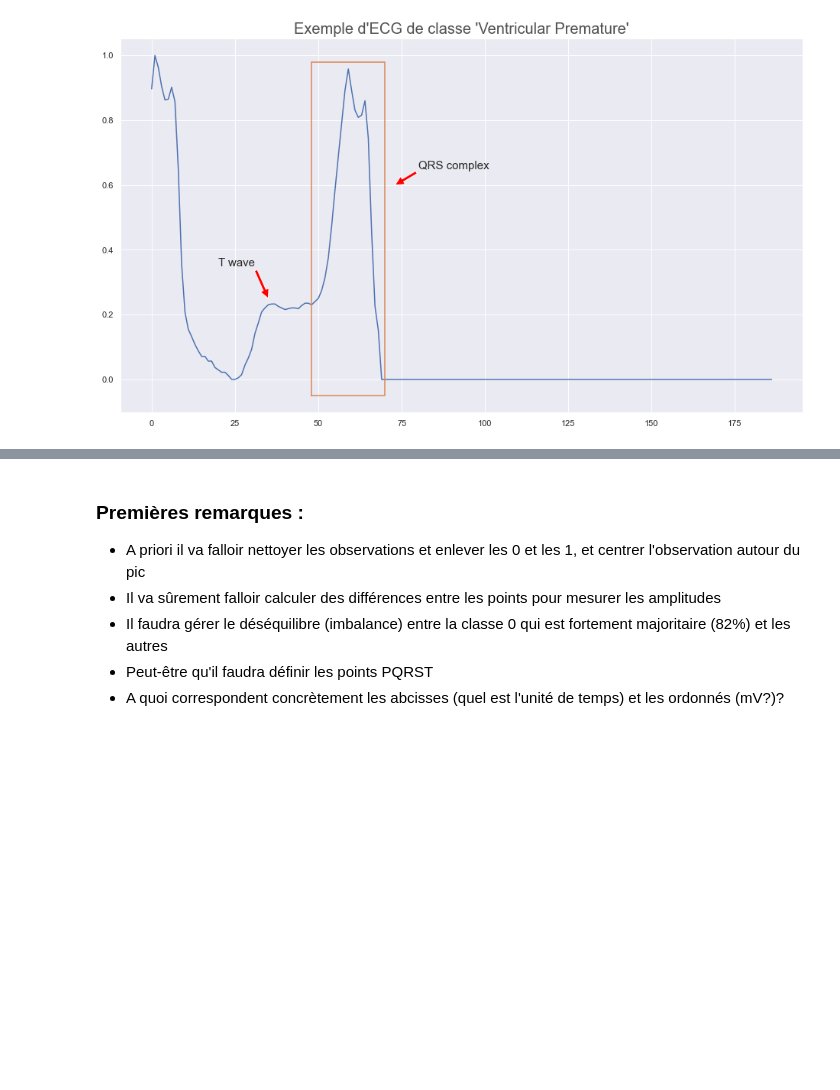
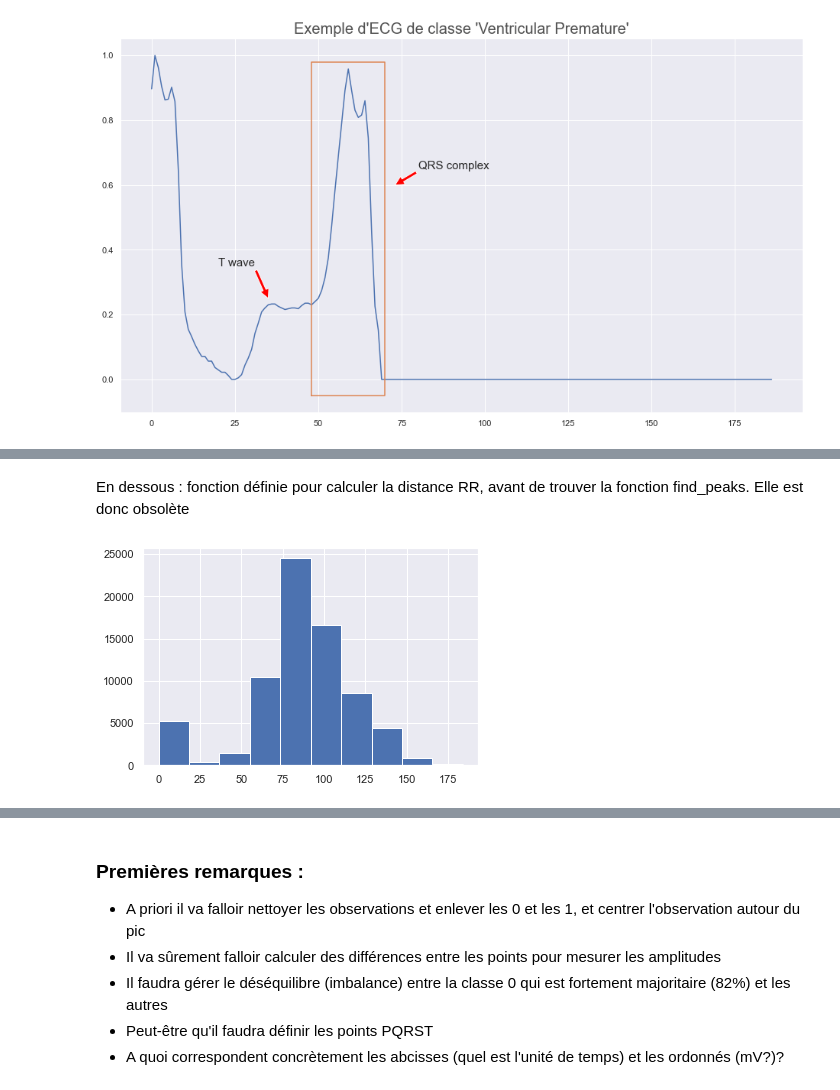
Before and after one commit to SamanthC/Pypitations, a Jupyter notebook: Notebook_1.ipynb, the cells around one changed output, grey strips where cells are left out. Drawn from its saved outputs; the diff is of its cells as text; code cells hidden in the pictures; blank space fills up the shorter version.

```diff
--- a/Notebook_1.ipynb
+++ b/Notebook_1.ipynb
@@ -146,0 +274,22 @@ Int64Index([  0,   1,   2,   3,   4,   5,   6,   7,   8,   9,
+# %% [markdown]
+En dessous : fonction définie pour calculer la distance RR, avant de trouver la fonction find_peaks. Elle est donc obsolète
+# %%
+def calculate_RR(row):
+    df = pd.DataFrame(row.iloc[:-1])
+    df["diff"] = df.iloc[:,0].diff(1)
+    df["diff_2"] = -df.iloc[:,0].diff(-1)
+    df["flag"] = df.apply(lambda x : 1 if (x["diff"]>0 or pd.isna(x["diff"])) & (x["diff_2"]<=0) & (x.iloc[0]>0.75)
+                          else 0, axis=1)
+    try:
+        return df[df["flag"] == 1].index[-1] - df[df["flag"] == 1].index[0]
+    except:
+        return 0
+# %%
+liste_0 = []
+
+for i in range(len(mit_train_0)):
+    liste_0.append(calculate_RR(mit_train_0.iloc[i,:]))
+# %%
+plt.hist(liste_0);
+# %% [output]
+[figure, added]
```
Also changed, not shown: parts of 48 cells of this notebook.
